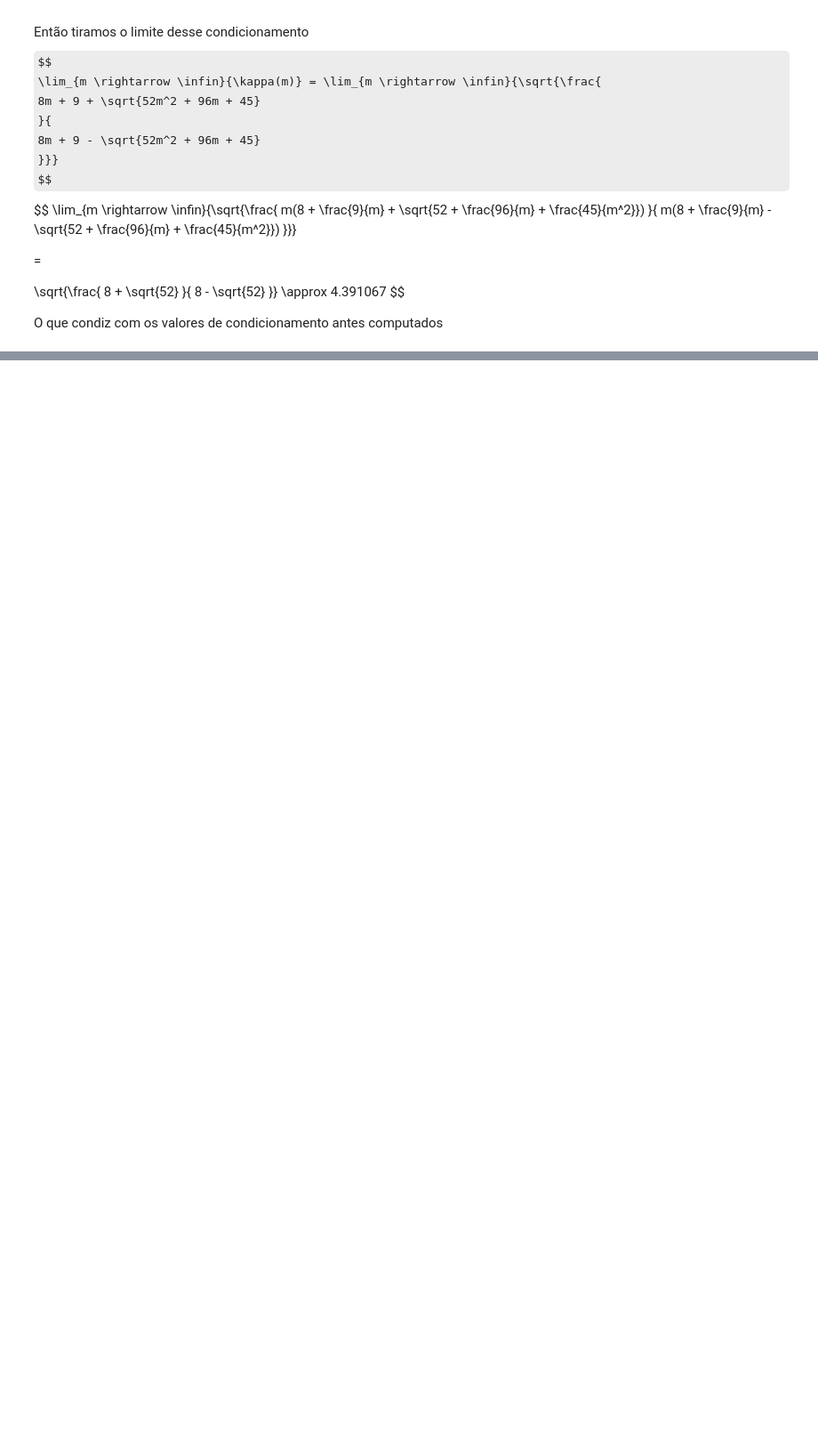
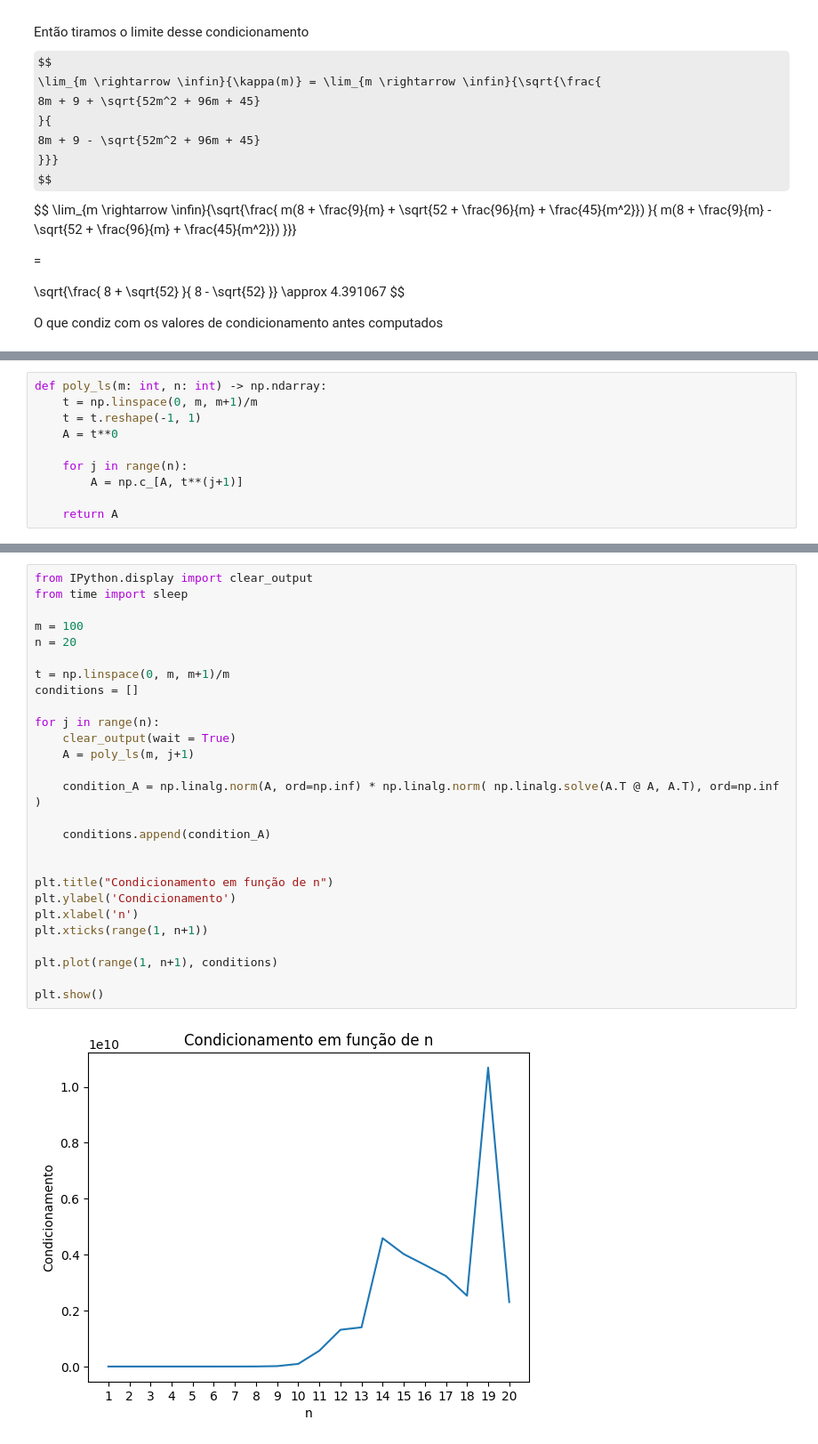
Before and after one commit to jaopredo/linear-algebra, a Jupyter notebook: numerical/algoritmos/projects/project2/min_squareds.ipynb, the cells around one changed output, grey strips where cells are left out. Shown at 89% size. Drawn from its saved outputs; the diff is of its cells as text; some formulas as TeX source; blank space fills up the shorter version.

```diff
--- a/numerical/algoritmos/projects/project2/min_squareds.ipynb
+++ b/numerical/algoritmos/projects/project2/min_squareds.ipynb
@@ -371,0 +468,10 @@ O que condiz com os valores de condicionamento antes computados
+# %%
+def poly_ls(m: int, n: int) -> np.ndarray:
+    t = np.linspace(0, m, m+1)/m
+    t = t.reshape(-1, 1)
+    A = t**0
+
+    for j in range(n):
+        A = np.c_[A, t**(j+1)]
+
+    return A
@@ -371,0 +482,29 @@ O que condiz com os valores de condicionamento antes computados
+# %%
+from IPython.display import clear_output
+from time import sleep
+
+m = 100
+n = 20
+
+t = np.linspace(0, m, m+1)/m
+conditions = []
+
+for j in range(n):
+    clear_output(wait = True)
+    A = poly_ls(m, j+1)
+
+    condition_A = np.linalg.norm(A, ord=np.inf) * np.linalg.norm( np.linalg.solve(A.T @ A, A.T), ord=np.inf )
+
+    conditions.append(condition_A)
+
+
+plt.title("Condicionamento em função de n")
+plt.ylabel('Condicionamento')
+plt.xlabel('n')
+plt.xticks(range(1, n+1))
+
+plt.plot(range(1, n+1), conditions)
+
+plt.show()
+# %% [output]
+[figure, added]
```
Also changed, not shown: parts of 21 cells of this notebook.
